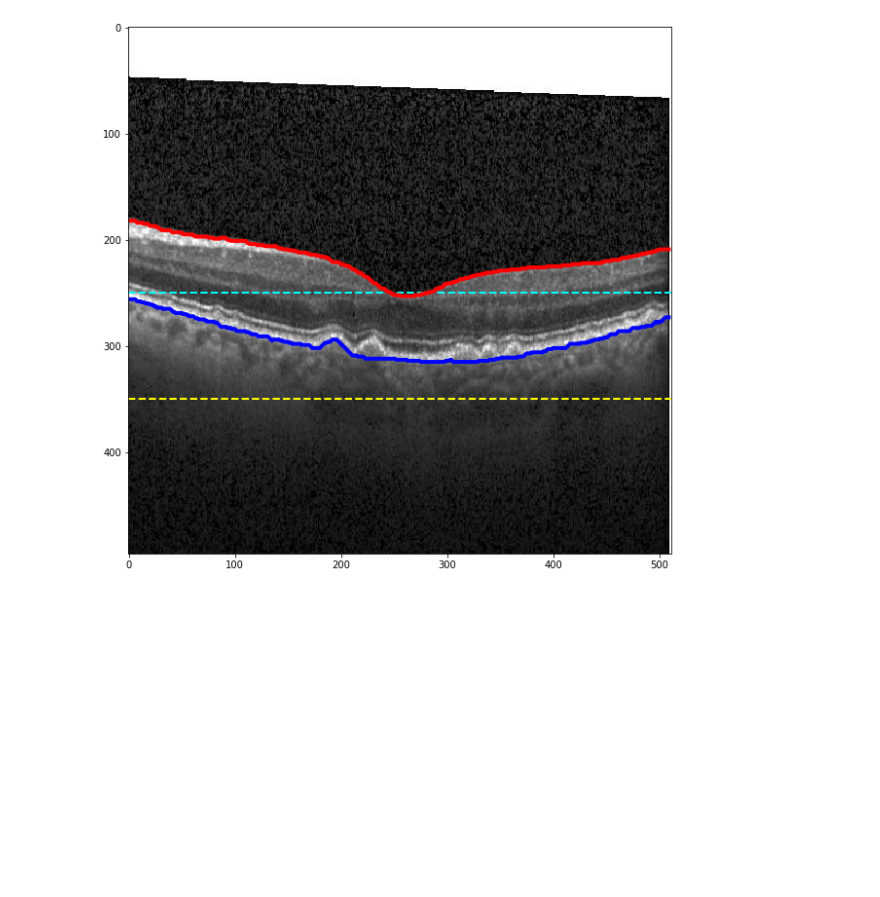
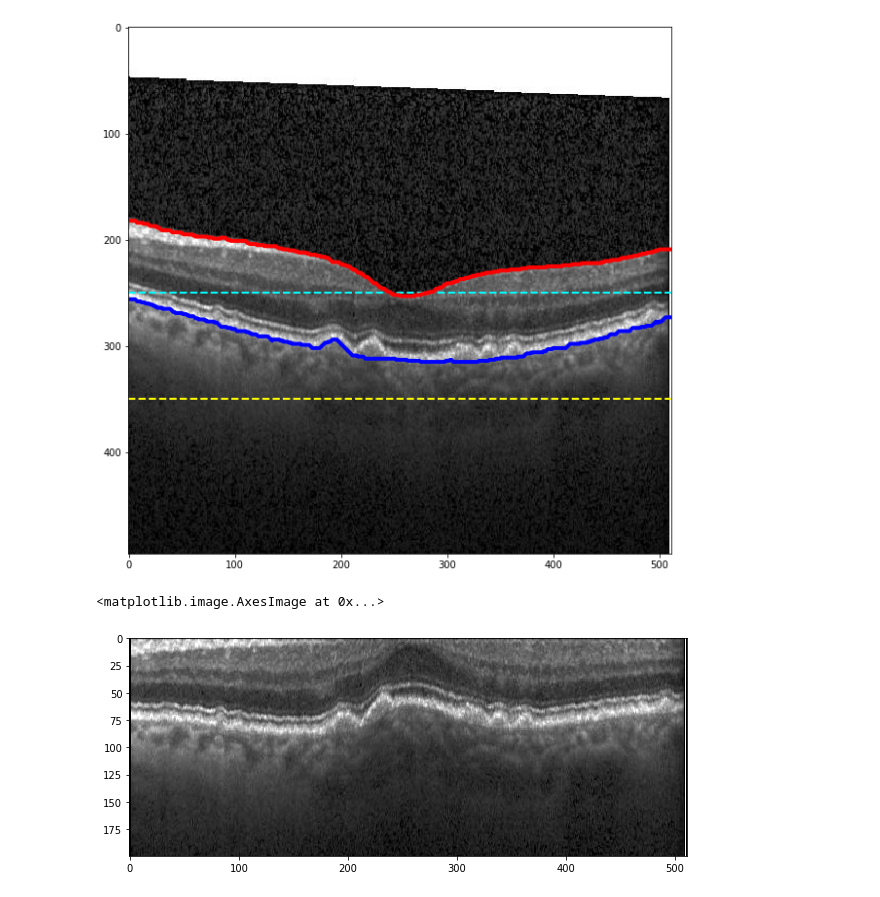
Before and after one commit to pangyuteng/closed-contour-segmentation-using-graph-theory, a Jupyter notebook: demo-segment-retinal-layers-with-graph-theory.ipynb, the cells around one changed output. Saved outputs shown, nothing was run; the diff lists cells and outputs as text; code cells hidden in the pictures; blank space fills up the shorter version.

```diff
--- a/demo-segment-retinal-layers-with-graph-theory.ipynb
+++ b/demo-segment-retinal-layers-with-graph-theory.ipynb
@@ -87,3 +89,24 @@ plt.plot(y1,x1,color='blue',linewidth=4)
 # %% [output]
 [<matplotlib.lines.Line2D at 0x...>]
 [figure]
+# %%
+# read
+input_image = imageio.imread('sample.jpg')
+# get 1 channel
+org_image = input_image[:,:,0]
+# segment
+x0,y0,i0 = segment_layer(org_image)
+
+# shift per a scan
+shifted_image = np.zeros(org_image.shape)
+for y in range(shifted_image.shape[1]):
+    if y in y0:
+        i = np.where(y1==y)[0][0]
+        shifted_image[:,y] = np.roll(org_image[:,y],-1*x0[i])
+
+# viz
+plt.figure(figsize=(10,15))
+plt.imshow(shifted_image[:200,:],cmap='gray')
+# %% [output]
+<matplotlib.image.AxesImage at 0x...>
+[figure, added]
```
Also changed, not shown: parts of 3 cells of this notebook, 1 other file.
